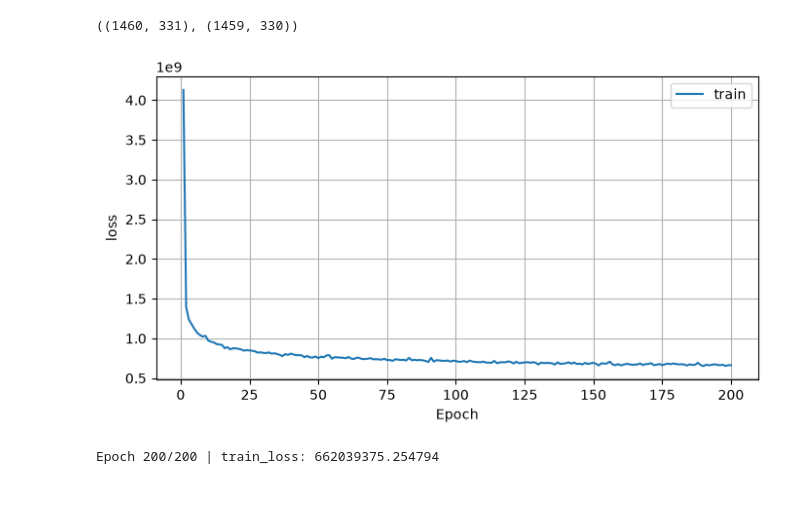
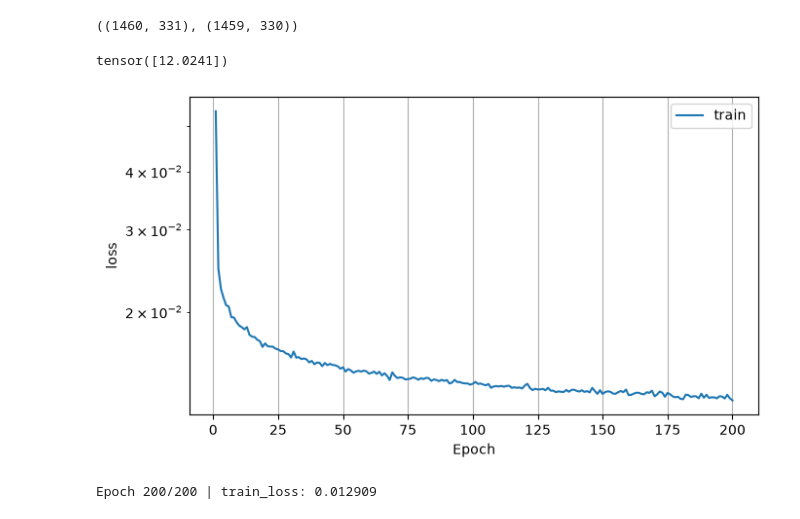
Before and after one commit to leoAshu/ai-foundations, a Jupyter notebook: d2l/02_linear_nn/03_house_prices_prediction_kaggle.ipynb, the cells around one changed output. Saved outputs shown, nothing was run; the diff lists cells and outputs as text; code cells hidden in the pictures.

Commit message:
add log space modeling and bias initialization with mean

```diff
--- a/d2l/02_linear_nn/03_house_prices_prediction_kaggle.ipynb
+++ b/d2l/02_linear_nn/03_house_prices_prediction_kaggle.ipynb
@@ -7,17 +10,21 @@ from torch import nn
 from aif import DataModule, Module, Trainer
 # %%
 class KaggleHousePricesDataset(DataModule):
-    def __init__(self, root='../data', batch_size=64):
+    def __init__(self, root='../data', batch_size=64, train=None, val=None):
         super().__init__(batch_size=batch_size)
 
-        train_path = f'{root}/house_prices_kaggle/train.csv'
-        val_path = f'{root}/house_prices_kaggle/test.csv'
+        if train is None:
+            train_path = f'{root}/house_prices_kaggle/train.csv'
+            val_path = f'{root}/house_prices_kaggle/test.csv'
 
-        self.raw_train = pd.read_csv(train_path)
-        self.raw_val = pd.read_csv(val_path)
+            self.raw_train = pd.read_csv(train_path)
+            self.raw_val = pd.read_csv(val_path)
 
-        self.train = None
-        self.val = None
+            self.train = None
+            self.val = None
+        else:
+            self.train = train
+            self.val = val
 
     def preprocess(self):
         label = 'SalePrice'
@@ -26,7 +33,7 @@ class KaggleHousePricesDataset(DataModule):
             self.raw_val.drop(columns=['Id'])
         ))
 
-        numeric_features = features.dtypes[features.dtypes != 'str'].index
+        numeric_features = features.select_dtypes('number').columns
         features[numeric_features] = features[numeric_features].apply(
             lambda x: (x - x.mean()) / (x.std())
         )
@@ -52,7 +59,7 @@ class KaggleHousePricesDataset(DataModule):
 
         tensors = (
             get_tensor(data.drop(columns=[label])),
-            get_tensor(data[label]).reshape(-1, 1)
+            torch.log(get_tensor(data[label])).reshape((-1, 1))
         )
 
         return self._get_tensorloader(tensors, train)
@@ -87,11 +94,18 @@ class LinearRegression(Module):
     def get_w_b(self):
         return self.net.weight.detach(), self.net.bias.detach()
 # %%
-model = LinearRegression(330, 0.01)
+num_inputs = data.train.shape[1] - 1  # all columns except SalePrice
+
+model = LinearRegression(num_inputs, 0.01)
+
+log_prices = np.log(data.train.iloc[:, -1].to_numpy())
+model.net.bias.data.fill_(log_prices.mean())
+# %% [output]
+tensor([12.0241])
 # %%
-trainer = Trainer(max_epochs=200)
+trainer = Trainer(max_epochs=200, yscale='log')
 
 trainer.fit(model, data)
 # %% [output]
-[figure, old version]
+[figure, new version]
-Epoch 200/200 | train_loss: 662039375.254794
+Epoch 200/200 | train_loss: 0.012909
```
Also changed, not shown: parts of 9 cells of this notebook, 1 other file.
